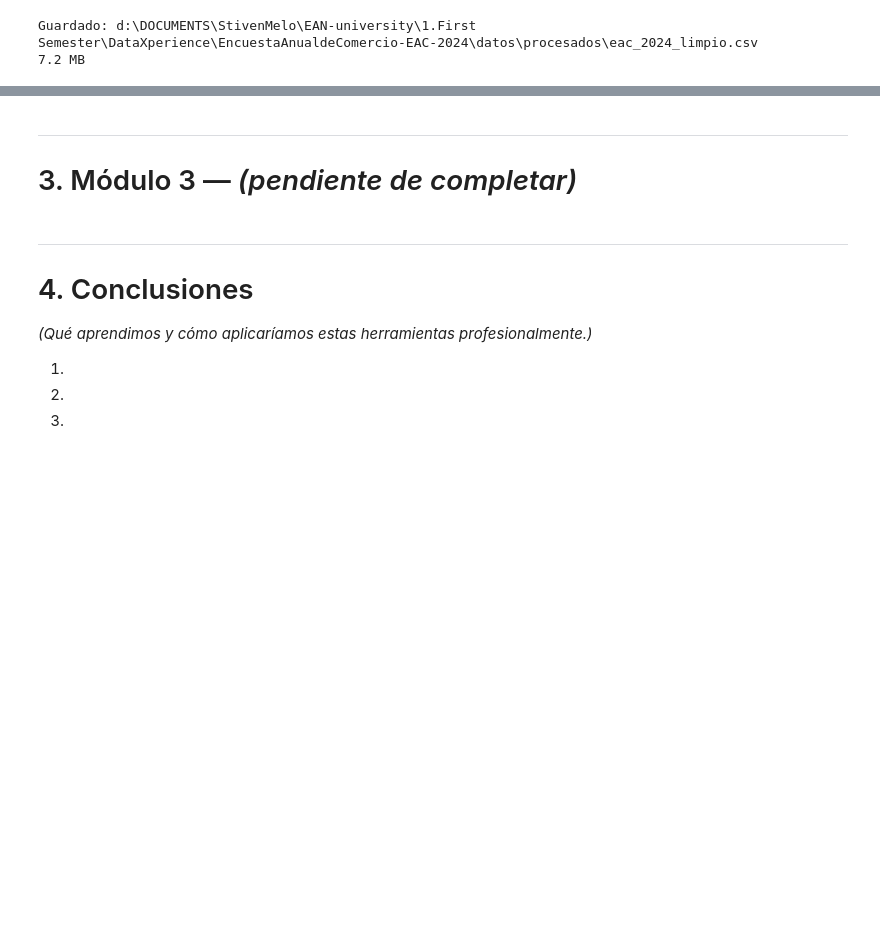
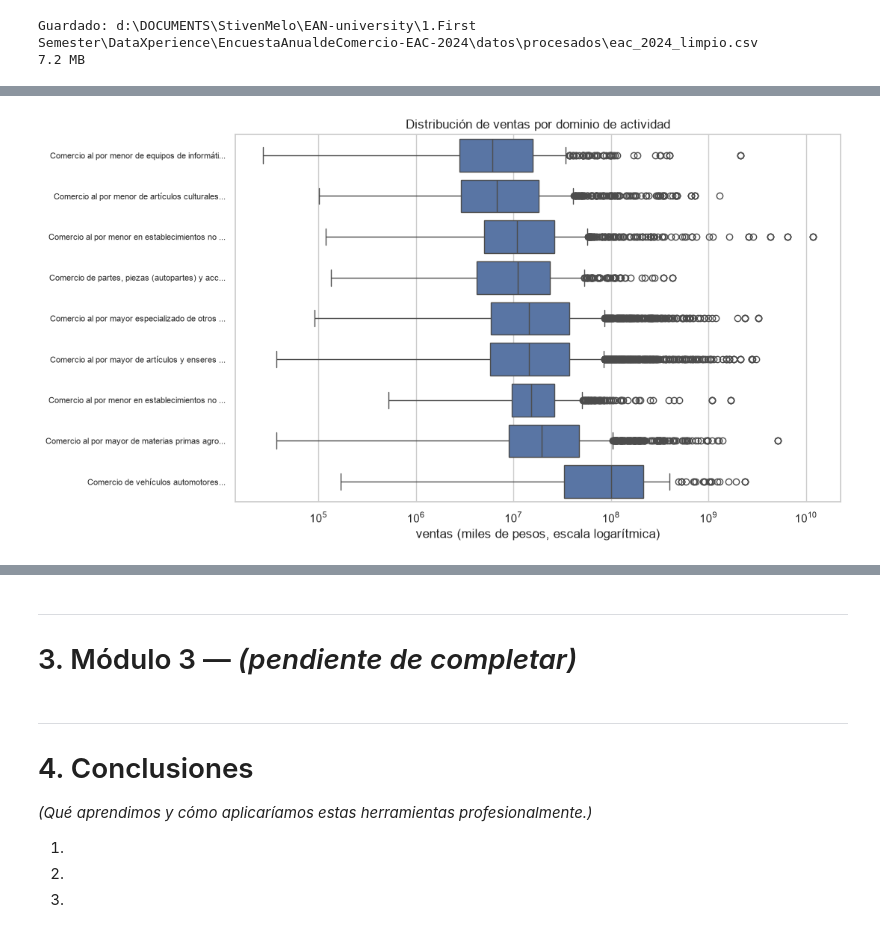
Before and after one commit to stivenmelo/analisis-eac-dane-2024, a Jupyter notebook: notebook/EAC_2024_analisis.ipynb, the cells around one changed output, grey strips where cells are left out. Drawn from its saved outputs; the diff is of its cells as text; code cells hidden in the pictures; blank space fills up the shorter version.

```diff
--- a/notebook/EAC_2024_analisis.ipynb
+++ b/notebook/EAC_2024_analisis.ipynb
@@ -1020,0 +1578,15 @@ Guardado: d:\DOCUMENTS\StivenMelo\EAN-university\1.First Semester\DataXperience\
+# %%
+# 2.4.2 — Ventas por dominio de actividad
+orden = df2.groupby("actividad_9", observed=True)["ventas"].median().sort_values().index
+
+fig, ax = plt.subplots(figsize=(11, 6))
+sns.boxplot(data=df2, x="ventas", y="actividad_9", order=orden, ax=ax)
+ax.set_xscale("log")
+ax.set_xlabel("ventas (miles de pesos, escala logarítmica)")
+ax.set_ylabel("")
+ax.set_yticklabels([t.get_text()[:45] + "..." for t in ax.get_yticklabels()], fontsize=8)
+ax.set_title("Distribución de ventas por dominio de actividad")
+plt.tight_layout()
+plt.show()
+# %% [output]
+[figure, added]
```
Also changed, not shown: parts of 97 cells of this notebook, 1 other file.
